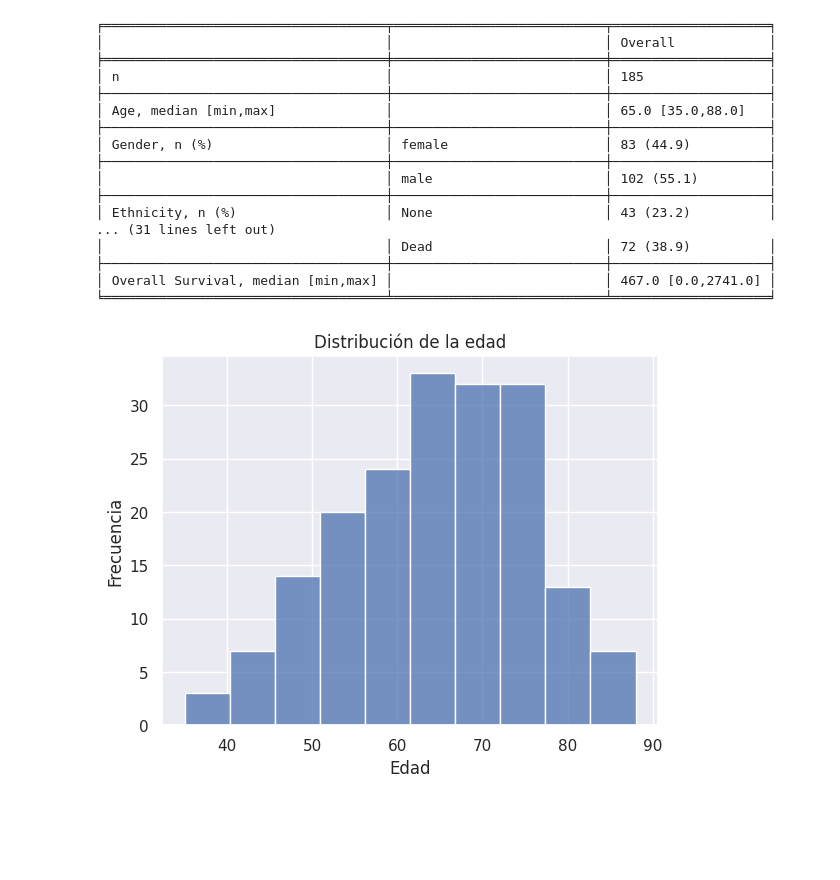
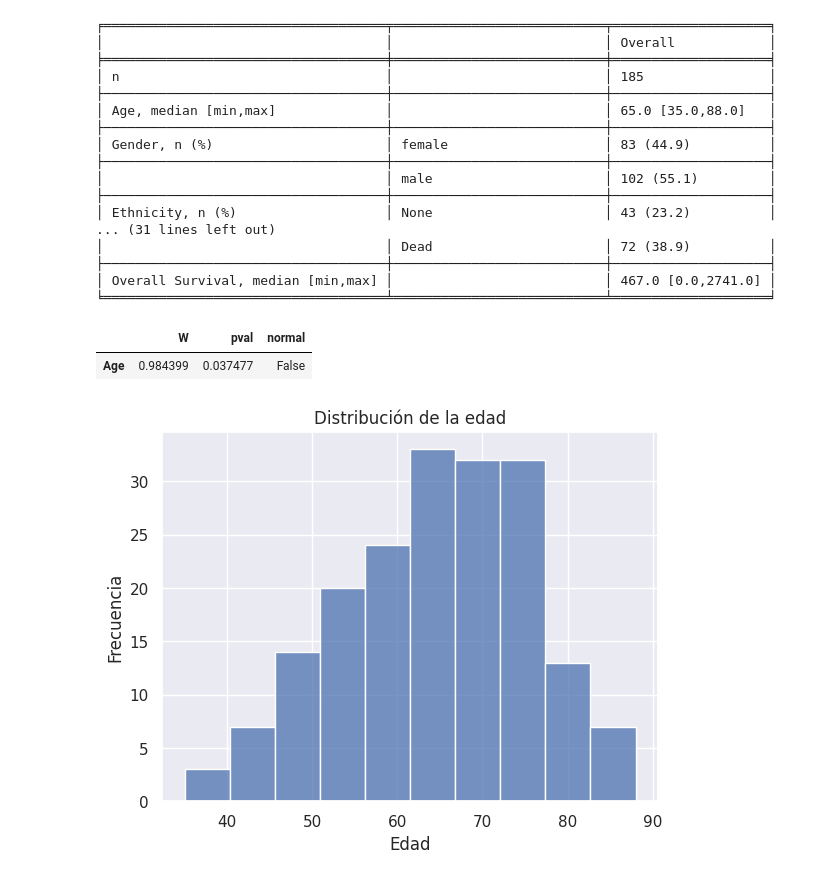
Before and after one commit to cgaton0/tcga-paad-survival-modeling, a Jupyter notebook: 2_EDA.ipynb, the cells around one changed output. Cells and saved outputs as stored; diff of their text form; code cells hidden in the pictures; blank space fills up the shorter version.

```diff
--- a/2_EDA.ipynb
+++ b/2_EDA.ipynb
@@ -115,6 +115,11 @@ print(table_demographic.tabulate(tablefmt="fancy_grid"))
 ├────────────────────────────────────┼───────────────────────────┼────────────────────┤
 │ Overall Survival, median [min,max] │                           │ 467.0 [0.0,2741.0] │
 ╘════════════════════════════════════╧═══════════════════════════╧════════════════════╛
+# %%
+pg.normality(demographic['Age'])
+# %% [output]
+|  | W | pval | normal |
+| Age | 0.984399 | 0.037477 | False |
 # %%
 sns.histplot(data=demographic, x='Age')
 
```
Also changed, not shown: parts of 2 cells of this notebook, 10 other files.
